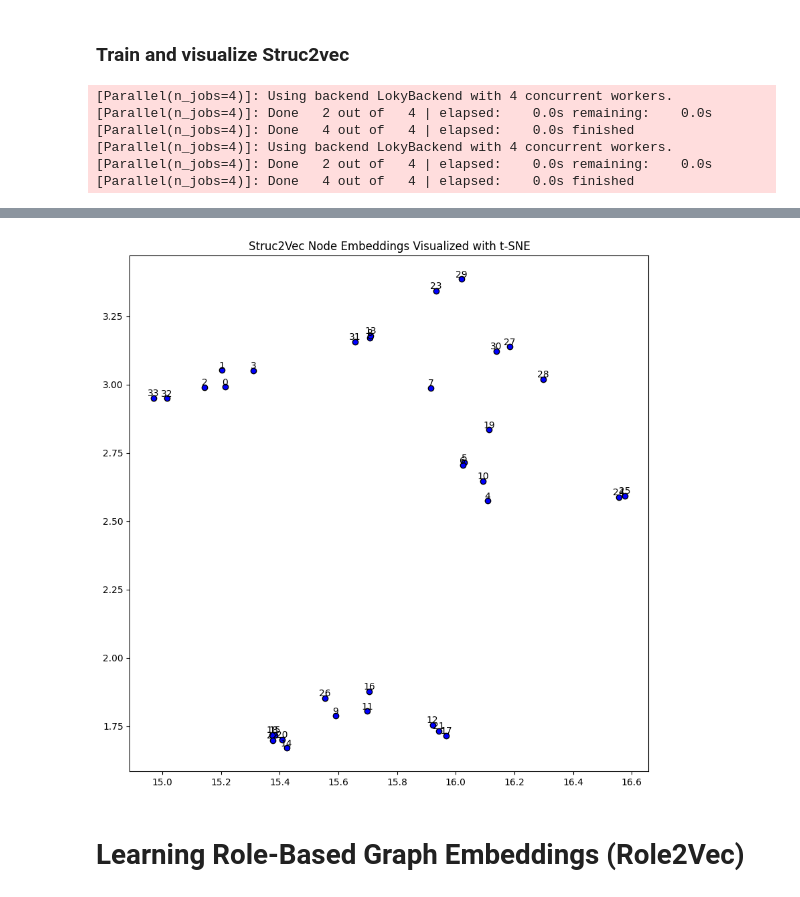
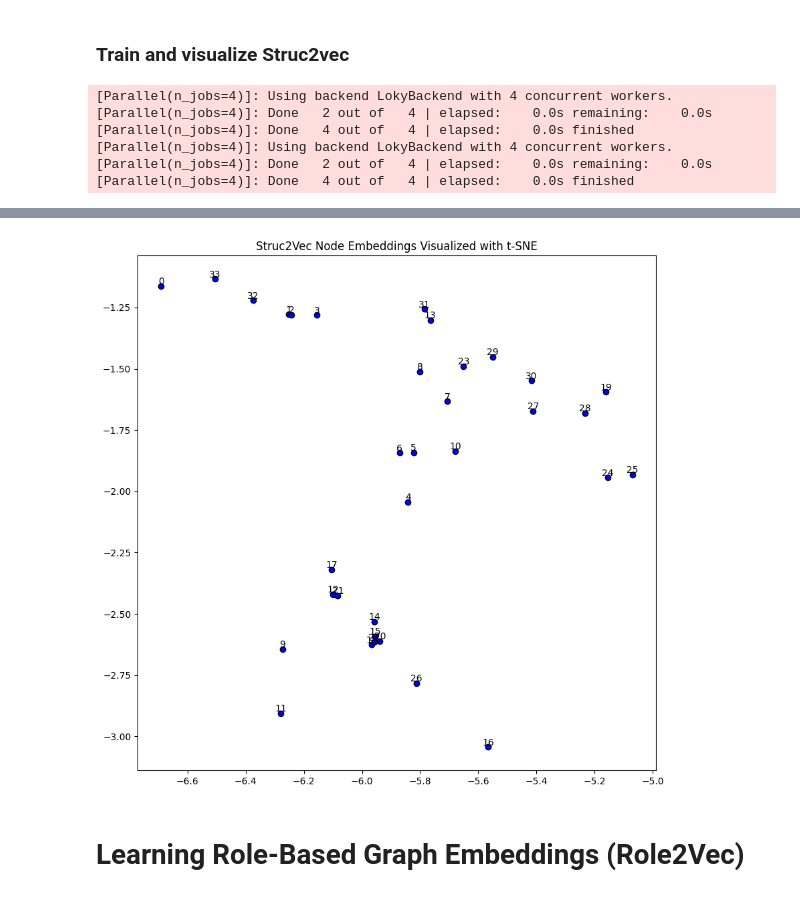
Before and after one commit to NSLab-CUK/Graph-Mining-Spring-2024, a Jupyter notebook: W12/Practice_12.ipynb, the cells around one changed output, grey strips where cells are left out. Saved outputs shown, nothing was run; the diff lists cells and outputs as text; code cells hidden in the pictures.

```diff
--- a/W12/Practice_12.ipynb
+++ b/W12/Practice_12.ipynb
@@ -1176,7 +1231,7 @@ G = nx.karate_club_graph()
 model = Struc2Vec(G, walk_length=10, num_walks=100, workers=4, verbose=1)
 
 # Train the model to get the embeddings
-model.train(embed_size=128, window_size=5, workers=4, iter=5)
+model.train_skipgram(embed_size=128, window_size=5)
 
 # Get the embedding vectors
 embeddings = model.get_embeddings()
@@ -1211,4 +1269,4 @@ Learning representation done!
-[figure, old version]
+[figure, new version]
 # %% [markdown]
 # Learning Role-Based Graph Embeddings (Role2Vec)
 # %% [markdown]
```
Also changed, not shown: parts of 10 cells of this notebook.
